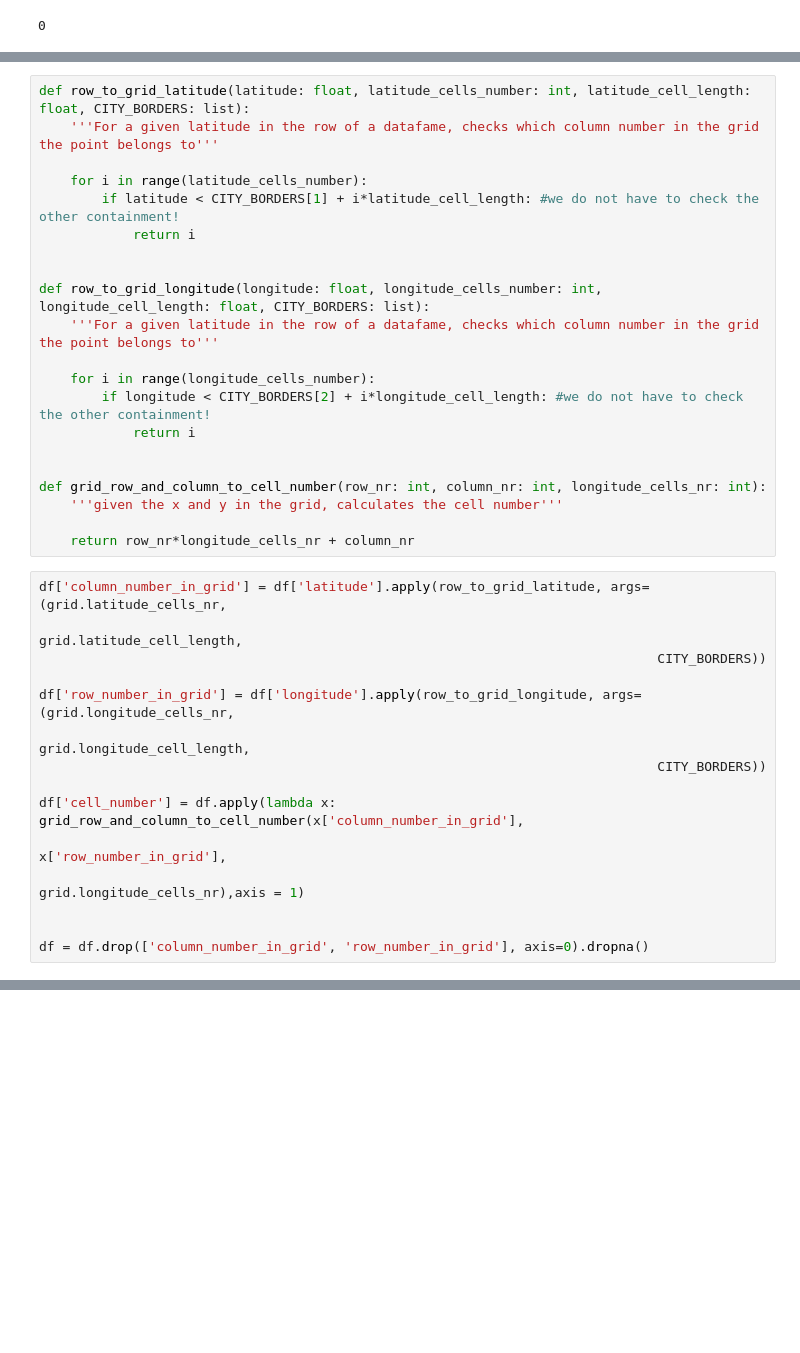
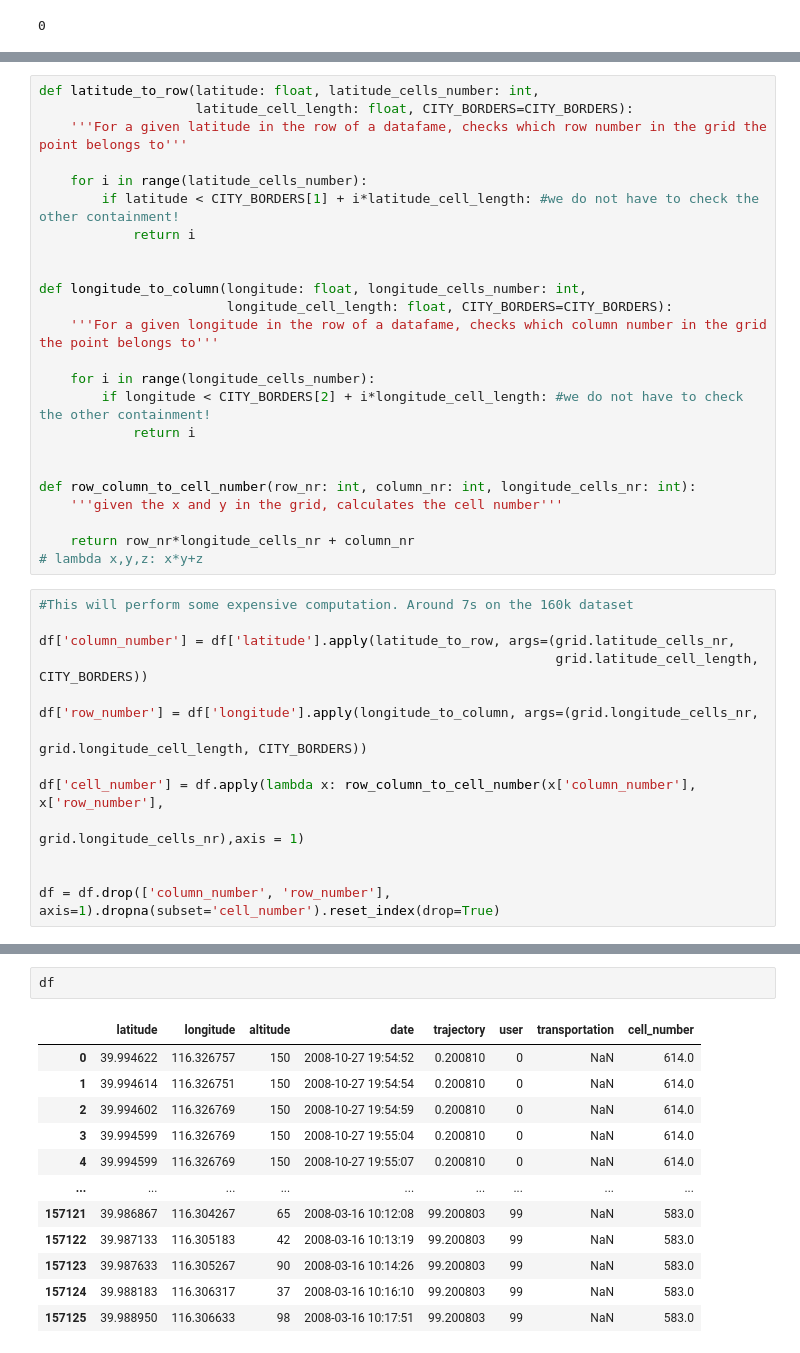
Before and after one commit to svensesen/Beijing-Topo, a Jupyter notebook: rav graphification attempt.ipynb, the cells around one changed output, grey strips where cells are left out. Drawn from its saved outputs; the diff is of its cells as text; blank space fills up the shorter version.

```diff
--- a/rav graphification attempt.ipynb
+++ b/rav graphification attempt.ipynb
@@ -137,36 +123,38 @@ print(grid.cell_list[0].number_of_locations)
 # %%
-def row_to_grid_latitude(latitude: float, latitude_cells_number: int, latitude_cell_length: float, CITY_BORDERS: list):
-    '''For a given latitude in the row of a datafame, checks which column number in the grid the point belongs to'''
+def latitude_to_row(latitude: float, latitude_cells_number: int,
+                    latitude_cell_length: float, CITY_BORDERS=CITY_BORDERS):
+    '''For a given latitude in the row of a datafame, checks which row number in the grid the point belongs to'''
 
     for i in range(latitude_cells_number):
         if latitude < CITY_BORDERS[1] + i*latitude_cell_length: #we do not have to check the other containment!
             return i
 
 
-def row_to_grid_longitude(longitude: float, longitude_cells_number: int, longitude_cell_length: float, CITY_BORDERS: list):
-    '''For a given latitude in the row of a datafame, checks which column number in the grid the point belongs to'''
+def longitude_to_column(longitude: float, longitude_cells_number: int,
+                        longitude_cell_length: float, CITY_BORDERS=CITY_BORDERS):
+    '''For a given longitude in the row of a datafame, checks which column number in the grid the point belongs to'''
 
     for i in range(longitude_cells_number):
         if longitude < CITY_BORDERS[2] + i*longitude_cell_length: #we do not have to check the other containment!
             return i
 
 
-def grid_row_and_column_to_cell_number(row_nr: int, column_nr: int, longitude_cells_nr: int):
+def row_column_to_cell_number(row_nr: int, column_nr: int, longitude_cells_nr: int):
     '''given the x and y in the grid, calculates the cell number'''
 
     return row_nr*longitude_cells_nr + column_nr
+# lambda x,y,z: x*y+z
 # %%
-df['column_number_in_grid'] = df['latitude'].apply(row_to_grid_latitude, args=(grid.latitude_cells_nr,
-                                                                               grid.latitude_cell_length,
-                                                                               CITY_BORDERS))
+#This will perform some expensive computation. Around 7s on the 160k dataset
 
-df['row_number_in_grid'] = df['longitude'].apply(row_to_grid_longitude, args=(grid.longitude_cells_nr,
-                                                                               grid.longitude_cell_length,
-                                                                               CITY_BORDERS))
+df['column_number'] = df['latitude'].apply(latitude_to_row, args=(grid.latitude_cells_nr,
+                                                                  grid.latitude_cell_length, CITY_BORDERS))
 
-df['cell_number'] = df.apply(lambda x: grid_row_and_column_to_cell_number(x['column_number_in_grid'],
-                                                                         x['row_number_in_grid'],
-                                                                         grid.longitude_cells_nr),axis = 1)
+df['row_number'] = df['longitude'].apply(longitude_to_column, args=(grid.longitude_cells_nr,
+                                                                    grid.longitude_cell_length, CITY_BORDERS))
+
+df['cell_number'] = df.apply(lambda x: row_column_to_cell_number(x['column_number'], x['row_number'],
+                                                                 grid.longitude_cells_nr),axis = 1)
 
 
-df = df.drop(['column_number_in_grid', 'row_number_in_grid'], axis=0).dropna()
+df = df.drop(['column_number', 'row_number'], axis=1).dropna(subset='cell_number').reset_index(drop=True)
@@ -174,0 +161,15 @@ KeyError: "['column_number_in_grid' 'row_number_in_grid'] not found in axis"
+# %%
+df
+# %% [output]
+|  | latitude | longitude | altitude | date | trajectory | user | transportation | cell_number |
+| 0 | 39.994622 | 116.326757 | 150 | 2008-10-27 19:54:52 | 0.200810 | 0 | NaN | 614.0 |
+| 1 | 39.994614 | 116.326751 | 150 | 2008-10-27 19:54:54 | 0.200810 | 0 | NaN | 614.0 |
+| 2 | 39.994602 | 116.326769 | 150 | 2008-10-27 19:54:59 | 0.200810 | 0 | NaN | 614.0 |
+| 3 | 39.994599 | 116.326769 | 150 | 2008-10-27 19:55:04 | 0.200810 | 0 | NaN | 614.0 |
+| 4 | 39.994599 | 116.326769 | 150 | 2008-10-27 19:55:07 | 0.200810 | 0 | NaN | 614.0 |
+| ... | ... | ... | ... | ... | ... | ... | ... | ... |
+| 157121 | 39.986867 | 116.304267 | 65 | 2008-03-16 10:12:08 | 99.200803 | 99 | NaN | 583.0 |
+| 157122 | 39.987133 | 116.305183 | 42 | 2008-03-16 10:13:19 | 99.200803 | 99 | NaN | 583.0 |
+| 157123 | 39.987633 | 116.305267 | 90 | 2008-03-16 10:14:26 | 99.200803 | 99 | NaN | 583.0 |
+| 157124 | 39.988183 | 116.306317 | 37 | 2008-03-16 10:16:10 | 99.200803 | 99 | NaN | 583.0 |
+| 157125 | 39.988950 | 116.306633 | 98 | 2008-03-16 10:17:51 | 99.200803 | 99 | NaN | 583.0 |
```
Also changed, not shown: parts of 18 cells of this notebook.
